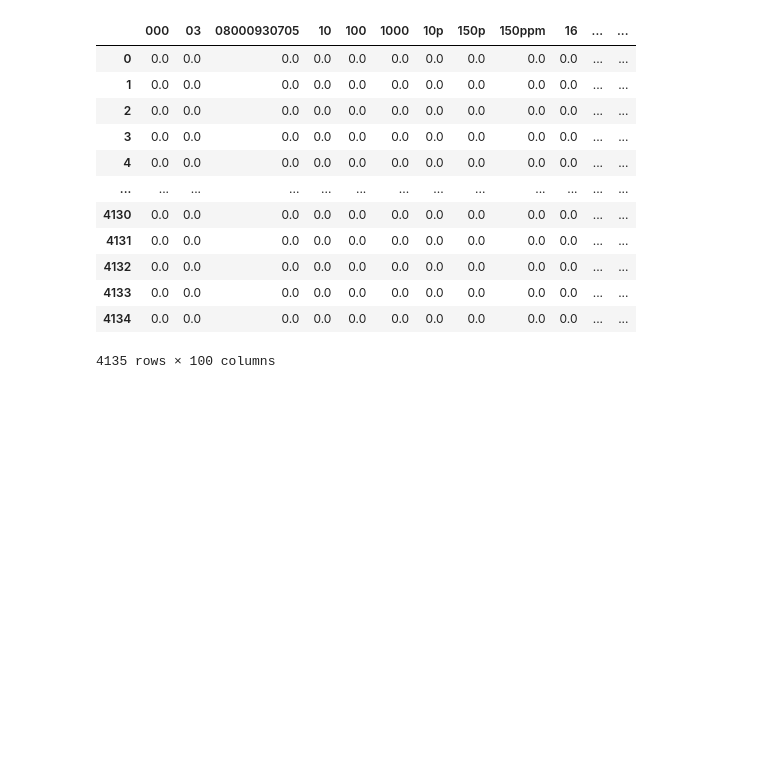
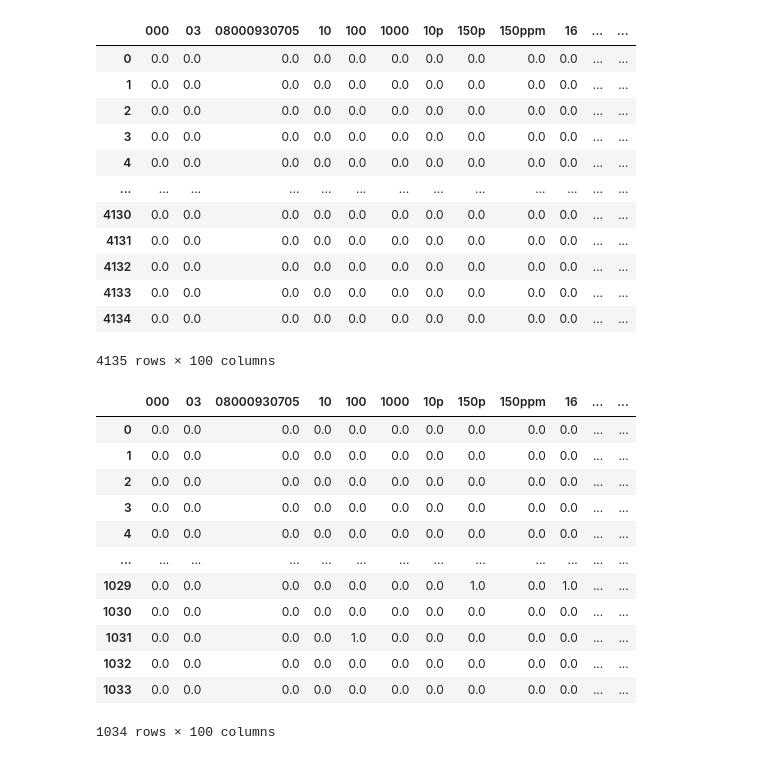
Before and after one commit to anristepanian/spam-filter-app, a Jupyter notebook: dataprep_modeling.ipynb, the cells around one changed output. Saved outputs shown, nothing was run; the diff lists cells and outputs as text; code cells hidden in the pictures; blank space fills up the shorter version.

```diff
--- a/dataprep_modeling.ipynb
+++ b/dataprep_modeling.ipynb
@@ -219,6 +219,22 @@ X_train_selected
 | 4133 | 0.0 | 0.0 | 0.0 | 0.0 | 0.0 | 0.0 | 0.0 | 0.0 | 0.0 | 0.0 | ... | ... |
 | 4134 | 0.0 | 0.0 | 0.0 | 0.0 | 0.0 | 0.0 | 0.0 | 0.0 | 0.0 | 0.0 | ... | ... |
 4135 rows × 100 columns
+# %%
+X_test_selected
+# %% [output]
+|  | 000 | 03 | 08000930705 | 10 | 100 | 1000 | 10p | 150p | 150ppm | 16 | ... | ... |
+| 0 | 0.0 | 0.0 | 0.0 | 0.0 | 0.0 | 0.0 | 0.0 | 0.0 | 0.0 | 0.0 | ... | ... |
+| 1 | 0.0 | 0.0 | 0.0 | 0.0 | 0.0 | 0.0 | 0.0 | 0.0 | 0.0 | 0.0 | ... | ... |
+| 2 | 0.0 | 0.0 | 0.0 | 0.0 | 0.0 | 0.0 | 0.0 | 0.0 | 0.0 | 0.0 | ... | ... |
+| 3 | 0.0 | 0.0 | 0.0 | 0.0 | 0.0 | 0.0 | 0.0 | 0.0 | 0.0 | 0.0 | ... | ... |
+| 4 | 0.0 | 0.0 | 0.0 | 0.0 | 0.0 | 0.0 | 0.0 | 0.0 | 0.0 | 0.0 | ... | ... |
+| ... | ... | ... | ... | ... | ... | ... | ... | ... | ... | ... | ... | ... |
+| 1029 | 0.0 | 0.0 | 0.0 | 0.0 | 0.0 | 0.0 | 0.0 | 1.0 | 0.0 | 1.0 | ... | ... |
+| 1030 | 0.0 | 0.0 | 0.0 | 0.0 | 0.0 | 0.0 | 0.0 | 0.0 | 0.0 | 0.0 | ... | ... |
+| 1031 | 0.0 | 0.0 | 0.0 | 0.0 | 1.0 | 0.0 | 0.0 | 0.0 | 0.0 | 0.0 | ... | ... |
+| 1032 | 0.0 | 0.0 | 0.0 | 0.0 | 0.0 | 0.0 | 0.0 | 0.0 | 0.0 | 0.0 | ... | ... |
+| 1033 | 0.0 | 0.0 | 0.0 | 0.0 | 0.0 | 0.0 | 0.0 | 0.0 | 0.0 | 0.0 | ... | ... |
+1034 rows × 100 columns
 # %%
 # saving
 joblib.dump(vectorizer, "models/vectorizer.joblib")
```
Also changed, not shown: parts of 4 cells of this notebook, 3 other files.
